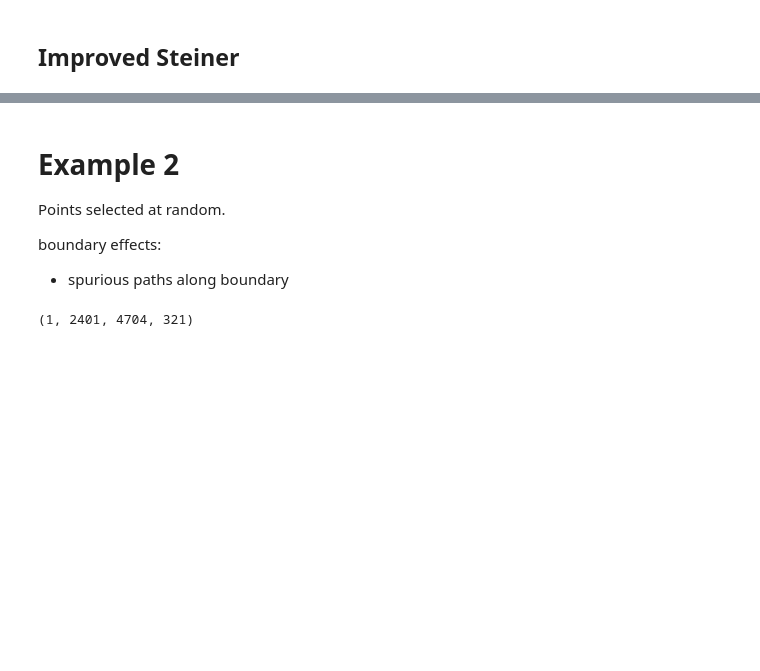
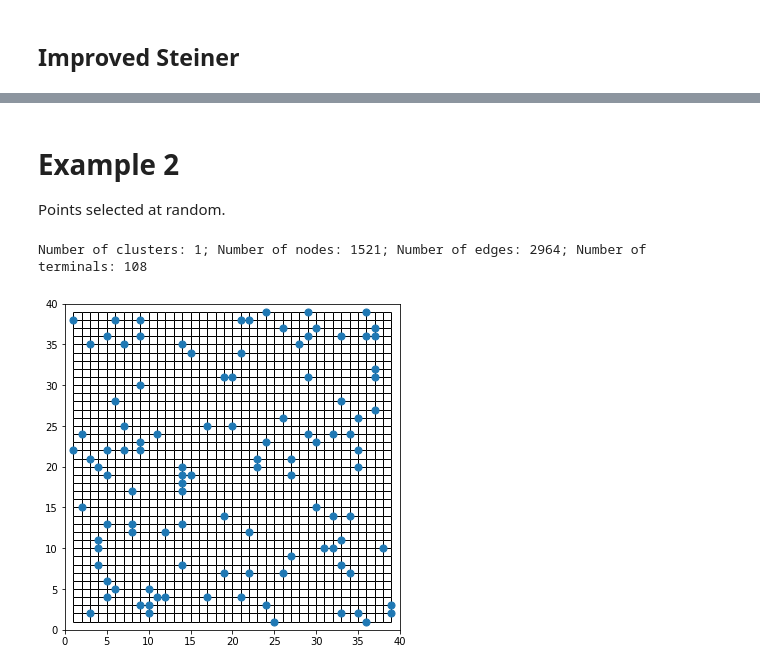
Before and after one commit to pareyesv/landscape_steiner, a Jupyter notebook: steiner_landscape.ipynb, the cells around one changed output, grey strips where cells are left out. Saved outputs shown, nothing was run; the diff lists cells and outputs as text; code cells hidden in the pictures; blank space fills up the shorter version.

```diff
--- a/steiner_landscape.ipynb
+++ b/steiner_landscape.ipynb
@@ -80,16 +82,18 @@ su.plot_graph_on_grid(G_1, box_size = 10, tree = full_steiner_1)
 # %% [markdown]
 # Example 2
 Points selected at random.
-
-boundary effects:
-- spurious paths along boundary
 # %%
-L0 = 50; Nterm = 350
+L0 = 40; Nterm = 120
 terminals_2 = su.make_random_terminals(box_size = L0, Nterminals = Nterm)
+
 G_2 = su.create_graph(box_size = L0, terminals = terminals_2)
-su.graph_info(G_2, verbosity = False)
+_ = su.graph_info(G_2, verbosity = True)
 # %% [output]
-(1, 2401, 4704, 321)
+Number of clusters: 1; Number of nodes: 1521; Number of edges: 2964; Number of terminals: 108
+# %%
+su.plot_graph_on_grid(G_2, box_size = L0)
+# %% [output]
+[figure, added]
 # %%
 tic = time.time()
 steiner_2 = su.naive_steiner(G_2)
```
Also changed, not shown: parts of 16 cells of this notebook, 3 other files.
